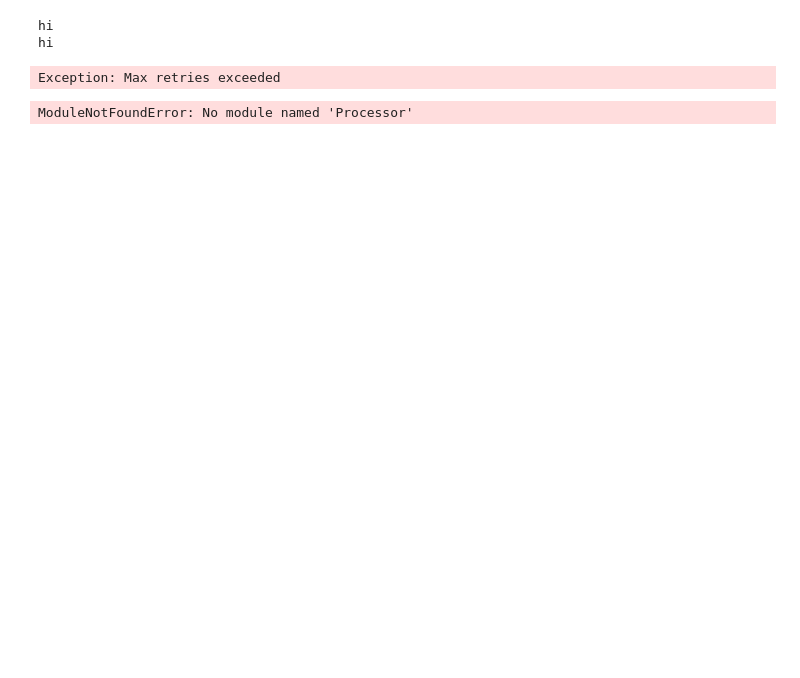
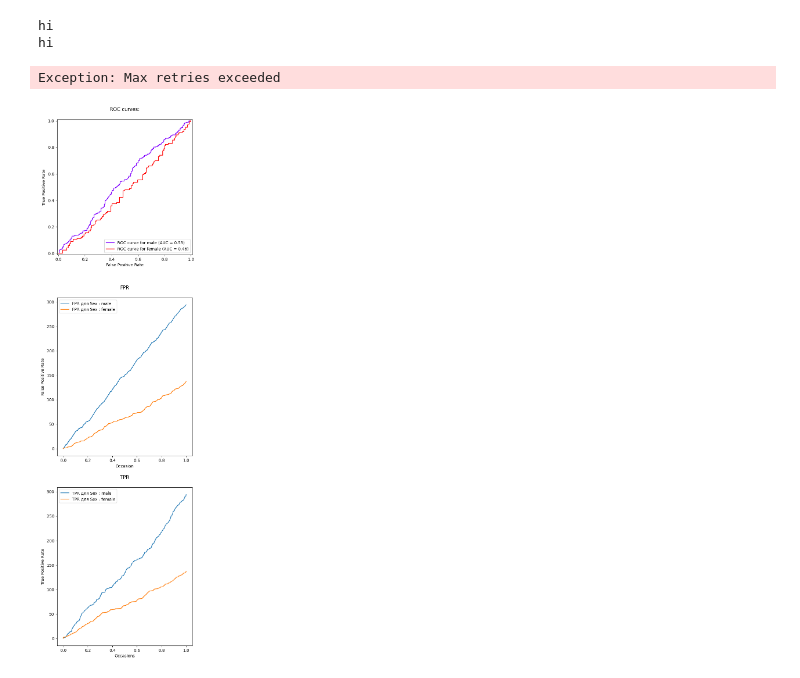
Before and after one commit to dfenelonov/interpretability, a Jupyter notebook: EDA.ipynb, the cells around one changed output. Saved outputs shown, nothing was run; the diff lists cells and outputs as text; code cells hidden in the pictures; blank space fills up the shorter version.

```diff
--- a/EDA.ipynb
+++ b/EDA.ipynb
@@ -275,3 +283,6 @@ array([0, 0, 0, 1, 1, 1, 1, 0, 1, 0, 0, 1, 1, 0, 0, 1, 1, 0, 0, 0, 0, 1,
+# %%
+f = lambda x: 1 if x > 0.9 else 0
+df['descrete_score'] = df['score'].apply(f)
 # %%
 import time
 wait_flag = True
@@ -288,10 +299,3 @@ while wait_flag:
 hi
 hi
 Exception: Max retries exceeded
-# %%
-import Processor
-
-model = CatBoostClassifier(iterations=1000, learning_rate=0.5)
-proc = Processor(model)
-# %% [output]
-ModuleNotFoundError: No module named 'Processor'
@@ -297,0 +382,8 @@ ModuleNotFoundError: No module named 'Processor'
+# %%
+#density_plot(df, 'Credit amount')
+#joint_destribution(df, 'Credit amount', 'Duration in month')
+#variable_effect(df, 'Credit amount', 0.1, 1, model)
+#compare_classes(df, 'Credit amount')
+trr_fpr(df, 'Sex')
+# %% [output]
+[figure, added]
```
Also changed, not shown: parts of 23 cells of this notebook.
